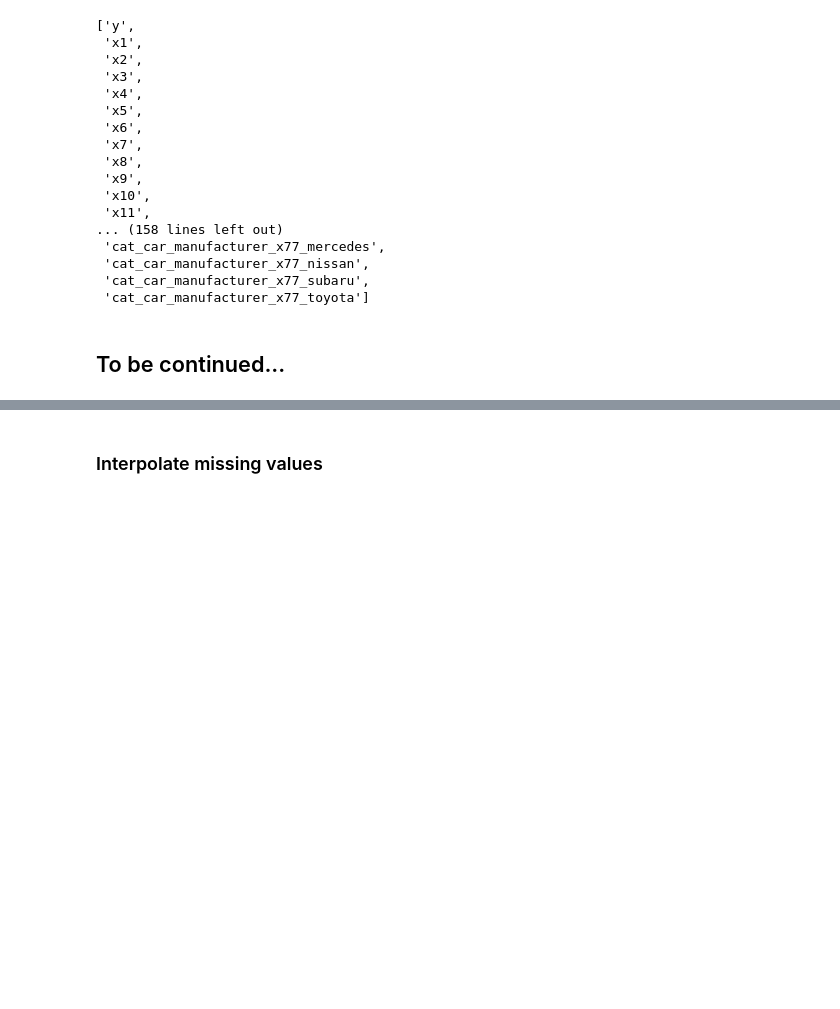
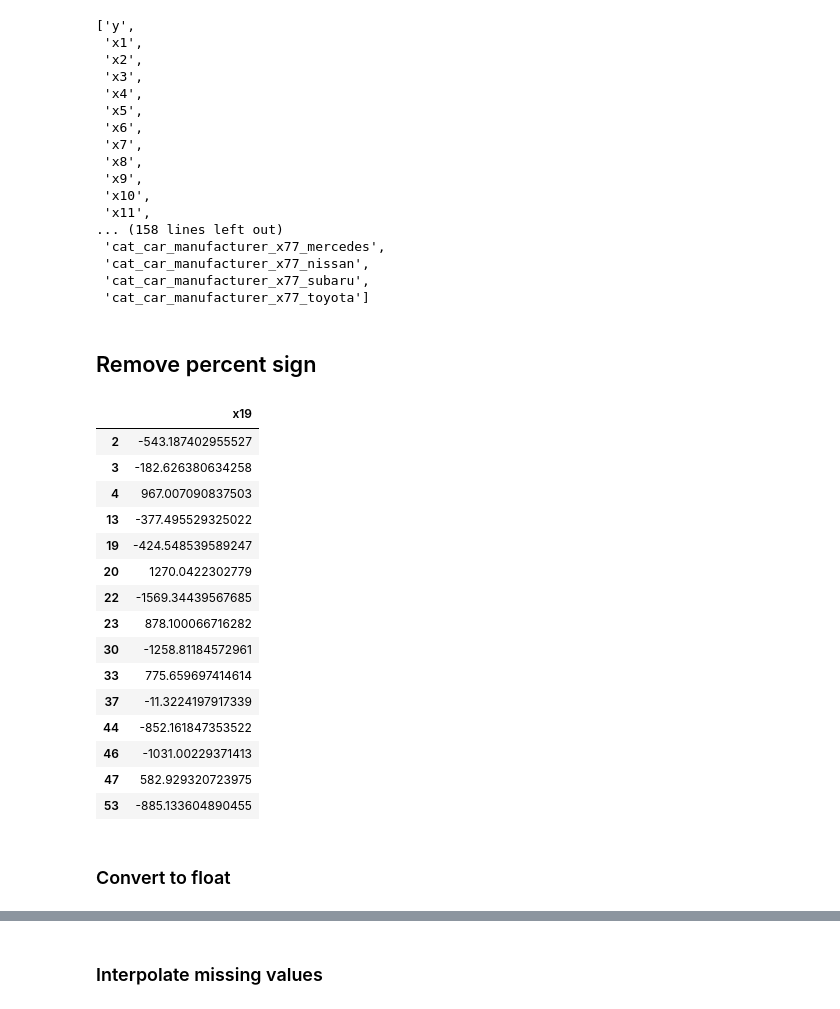
Before and after one commit to tamle2021/classification, a Jupyter notebook: sf.ipynb, the cells around one changed output, grey strips where cells are left out. Drawn from its saved outputs; the diff is of its cells as text; code cells hidden in the pictures; blank space fills up the shorter version.

```diff
--- a/sf.ipynb
+++ b/sf.ipynb
@@ -518,5 +518,29 @@ dfFilter.columns.tolist()
  'cat_car_manufacturer_x77_nissan',
  'cat_car_manufacturer_x77_subaru',
  'cat_car_manufacturer_x77_toyota']
-# %% [markdown]
-## To be continued...
+# %% [markdown]
+## Remove percent sign
+# %%
+# dfFilter["x19"] = dfFilter["x19"].replace({r'\$':''},regex=True)
+dfFilter["x19"] = dfFilter["x19"].replace(to_replace=r'\$',value="",regex=True)
+# %%
+pd.DataFrame(dfFilter["x19"]).head(15)
+# %% [output]
+|  | x19 |
+| 2 | -543.187402955527 |
+| 3 | -182.626380634258 |
+| 4 | 967.007090837503 |
+| 13 | -377.495529325022 |
+| 19 | -424.548539589247 |
+| 20 | 1270.0422302779 |
+| 22 | -1569.34439567685 |
+| 23 | 878.100066716282 |
+| 30 | -1258.81184572961 |
+| 33 | 775.659697414614 |
+| 37 | -11.3224197917339 |
+| 44 | -852.161847353522 |
+| 46 | -1031.00229371413 |
+| 47 | 582.929320723975 |
+| 53 | -885.133604890455 |
+# %% [markdown]
+### Convert to float
```
Also changed, not shown: parts of 5 cells of this notebook, 1 other file.
